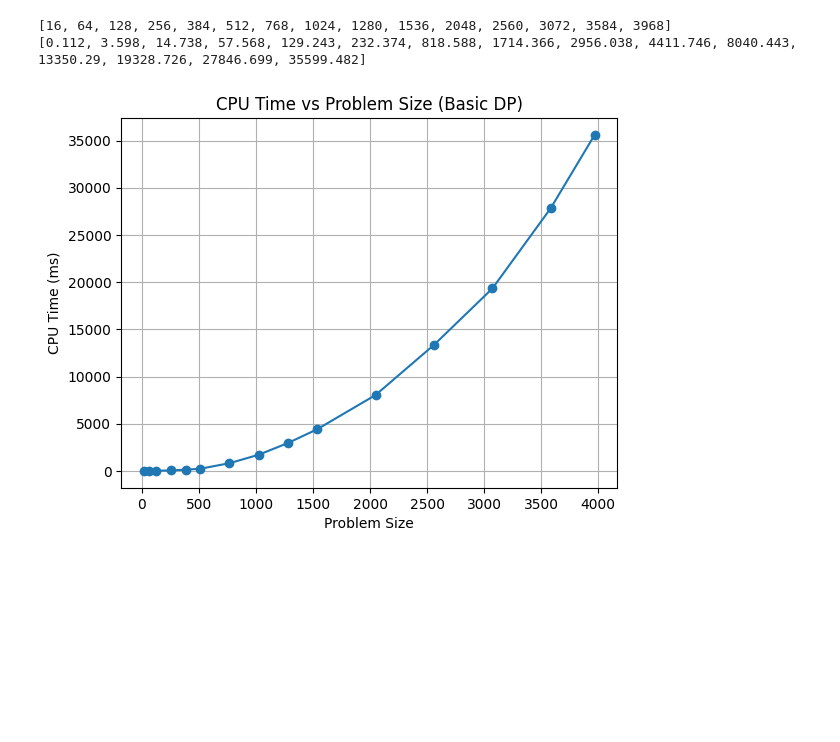
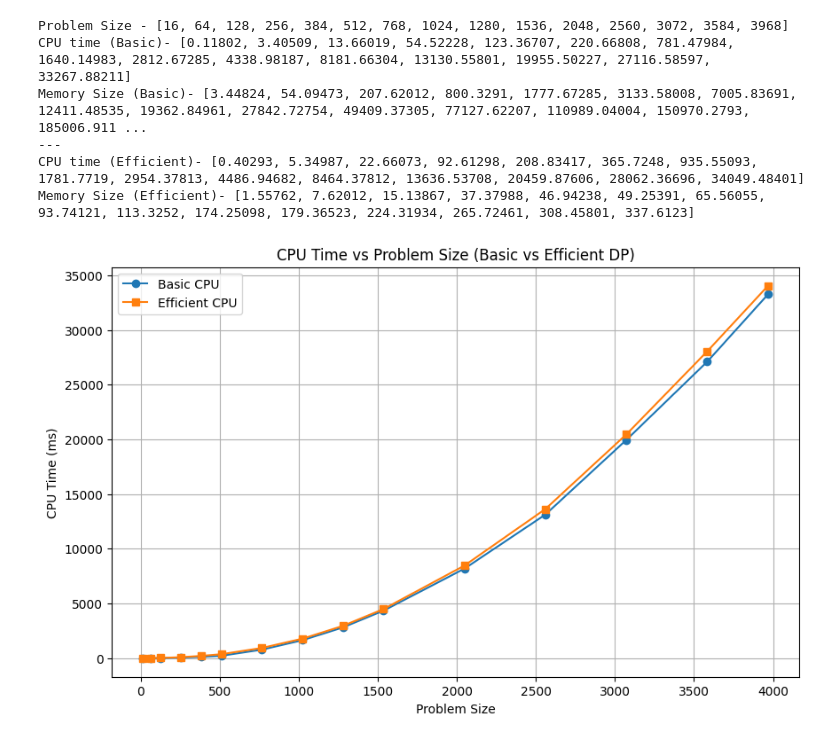
Before and after one commit to itsotras/CSCI570_Project, a Jupyter notebook: CSCI570_Project_Minimum_Jul_14/plotly.ipynb, the cells around one changed output. Cells and saved outputs as stored; diff of their text form; code cells hidden in the pictures; blank space fills up the shorter version.

Commit message:
both_graphs

```diff
--- a/CSCI570_Project_Minimum_Jul_14/plotly.ipynb
+++ b/CSCI570_Project_Minimum_Jul_14/plotly.ipynb
@@ -28,27 +26,63 @@ output_files = ['in1_generated_out.txt', 'in2_generated_out.txt', 'in3_generated
 
 problem_size = []
 cpu_basic = []
+memory_basic = []
 for file in output_files:
     if file.endswith(".txt"):
-        with open(os.path.join("Outputs", file)) as f:
+        with open(os.path.join("Outputs_Basic", file)) as f:
             lines =[]
             for line in f.readlines():
                 lines.append(line.strip())
             computed_X = lines[1]
             computed_Y = lines[2]
-            time_ms = float(lines[3])
+            time_ms = float(lines[3].replace("Milliseconds",""))
+            memory_size = float(lines[4].replace("Kilobytes",""))
             size = len(computed_X.replace("_","")) + len(computed_Y.replace("_",""))
             problem_size.append(size)
             cpu_basic.append(time_ms)
-print(problem_size)
-print(cpu_basic)
-plt.plot(problem_size, cpu_basic, marker='o')
-plt.xlabel("Problem Size")
-plt.ylabel("CPU Time (ms)")
-plt.title("CPU Time vs Problem Size (Basic DP)")
-plt.grid(True)
-plt.show()
+            memory_basic.append(memory_size)
+
+cpu_eff = []
+memory_eff = []
+for file in output_files:
+    if file.endswith(".txt"):
+        with open(os.path.join("Outputs_Efficient", file)) as f:
+            lines =[]
+            for line in f.readlines():
+                lines.append(line.strip())
+            computed_X = lines[1]
+            computed_Y = lines[2]
+            time_ms = float(lines[3].replace("Milliseconds",""))
+            memory_size = float(lines[4].replace("Kilobytes",""))
+            cpu_eff.append(time_ms)
+            memory_eff.append(memory_size)
+
+
+
+print("Problem Size -",problem_size)
+print("CPU time (Basic)-",cpu_basic)
+print("Memory Size (Basic)-",memory_basic)
+print("---")
+print("CPU time (Efficient)-",cpu_eff)
+print("Memory Size (Efficient)-",memory_eff)
 # %% [output]
-[16, 64, 128, 256, 384, 512, 768, 1024, 1280, 1536, 2048, 2560, 3072, 3584, 3968]
-[0.112, 3.598, 14.738, 57.568, 129.243, 232.374, 818.588, 1714.366, 2956.038, 4411.746, 8040.443, 13350.29, 19328.726, 27846.699, 35599.482]
+Problem Size - [16, 64, 128, 256, 384, 512, 768, 1024, 1280, 1536, 2048, 2560, 3072, 3584, 3968]
+CPU time (Basic)- [0.11802, 3.40509, 13.66019, 54.52228, 123.36707, 220.66808, 781.47984, 1640.14983, 2812.67285, 4338.98187, 8181.66304, 13130.55801, 19955.50227, 27116.58597, 33267.88211]
+Memory Size (Basic)- [3.44824, 54.09473, 207.62012, 800.3291, 1777.67285, 3133.58008, 7005.83691, 12411.48535, 19362.84961, 27842.72754, 49409.37305, 77127.62207, 110989.04004, 150970.2793, 185006.911 ...
+---
+CPU time (Efficient)- [0.40293, 5.34987, 22.66073, 92.61298, 208.83417, 365.7248, 935.55093, 1781.7719, 2954.37813, 4486.94682, 8464.37812, 13636.53708, 20459.87606, 28062.36696, 34049.48401]
+Memory Size (Efficient)- [1.55762, 7.62012, 15.13867, 37.37988, 46.94238, 49.25391, 65.56055, 93.74121, 113.3252, 174.25098, 179.36523, 224.31934, 265.72461, 308.45801, 337.6123]
-[figure, removed]
+# %%
+plt.figure(figsize=(10, 6))
+
+plt.plot(problem_size, cpu_basic, marker='o', label="Basic CPU")
+plt.plot(problem_size, cpu_eff, marker='s', label="Efficient CPU")
+
+plt.xlabel("Problem Size")
+plt.ylabel("CPU Time (ms)")
+plt.title("CPU Time vs Problem Size (Basic vs Efficient DP)")
+plt.grid(True)
+plt.legend()
+plt.show()
+# %% [output]
+[figure, added]
```
Also changed, not shown: parts of 2 cells of this notebook, 36 other files.
